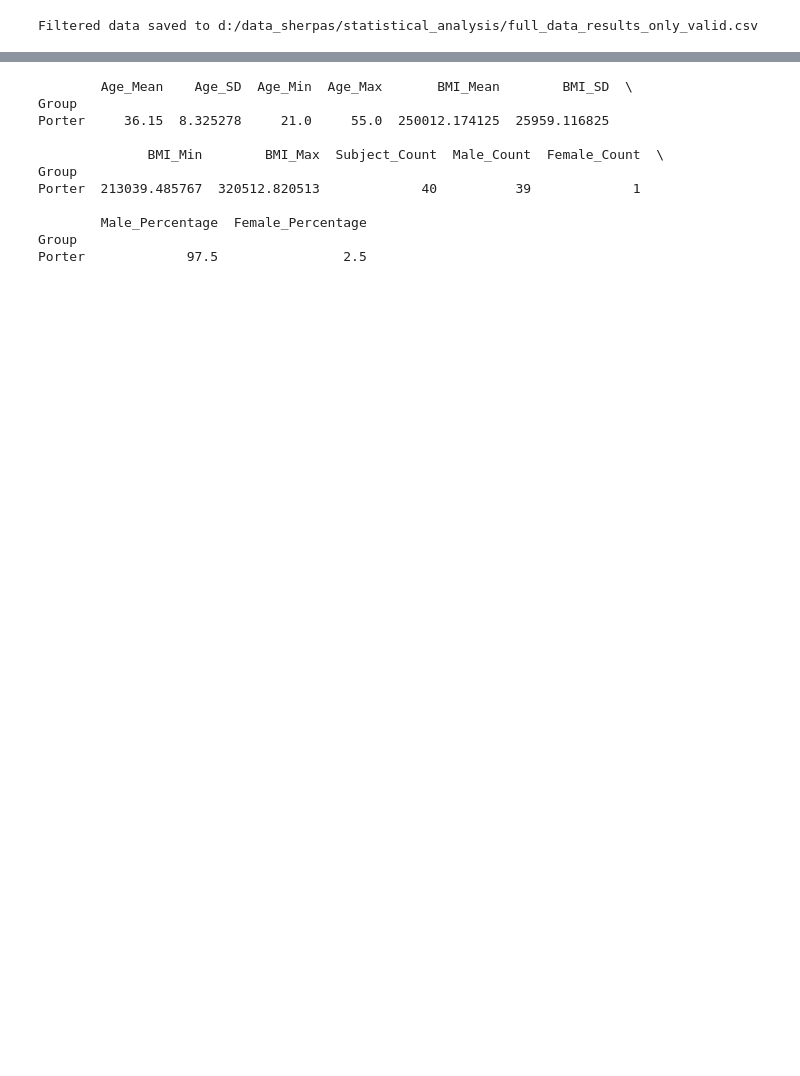
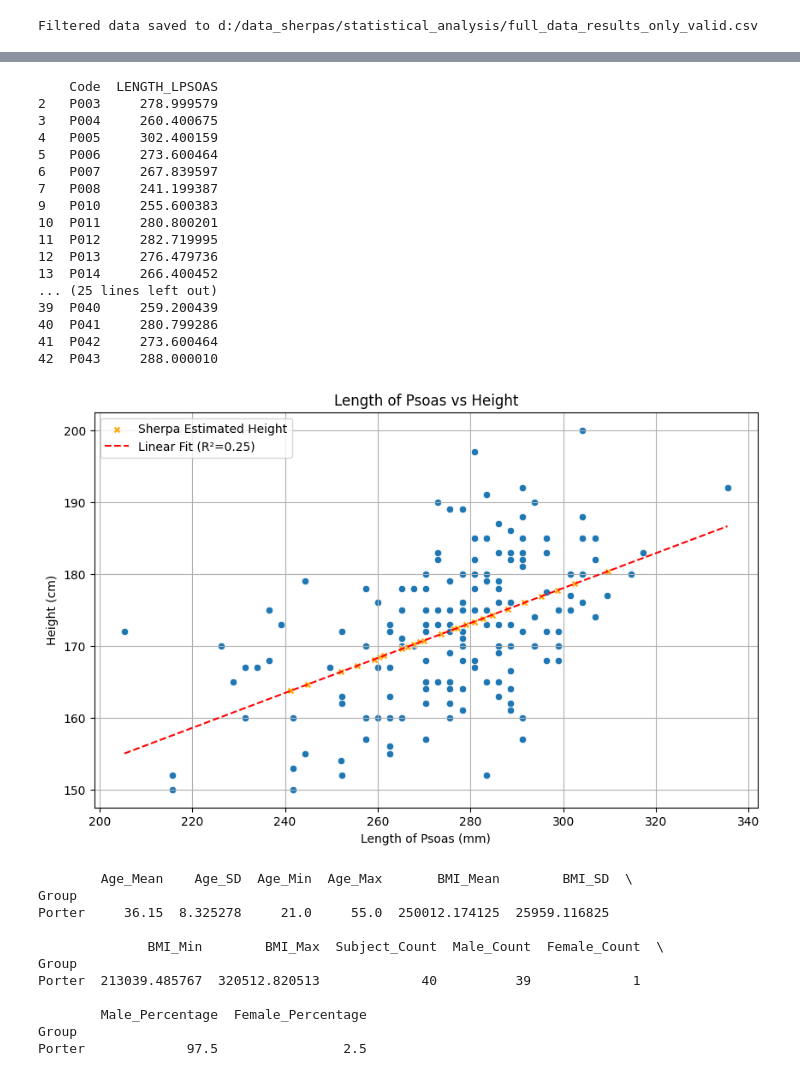
Before and after one commit to mabelzunce/lower-body-muscle-qMRI-pipeline, a Jupyter notebook: src/analysis/statistical_analysis/analyse_ff_and_volume_nepal.ipynb, the cells around one changed output, grey strips where cells are left out. Saved outputs shown, nothing was run; the diff lists cells and outputs as text; code cells hidden in the pictures; blank space fills up the shorter version.

```diff
--- a/src/analysis/statistical_analysis/analyse_ff_and_volume_nepal.ipynb
+++ b/src/analysis/statistical_analysis/analyse_ff_and_volume_nepal.ipynb
@@ -110,3 +250,44 @@ Filtered data saved to d:/data_sherpas/statistical_analysis/full_data_results_on
+# %%
+# Plot length of psoas vs height
+# And fit a linear regression line
+#
+slope, intercept, r_value, p_value, std_err = stats.linregress(cto5k_pd['LENGTH_LPSOAS'], cto5k_pd['height_cm'])
+x_vals = np.linspace(cto5k_pd['LENGTH_LPSOAS'].min(), cto5k_pd['LENGTH_LPSOAS'].max(), 100)
+y_vals = slope * x_vals + intercept
+filtered_data = filtered_data[filtered_data['LENGTH_LPSOAS'] >= 200]
+print(filtered_data[['Code', 'LENGTH_LPSOAS']])
+# Estimate Sherpa heights from their psoas length using the fitted regression model
+filtered_data['Estimated_Height_from_Psoas'] = slope * filtered_data['LENGTH_LPSOAS'] + intercept
+
+plt.figure(figsize=(10, 6))
+sns.scatterplot(data=cto5k_pd, x='LENGTH_LPSOAS', y='height_cm')
+sns.scatterplot(x=filtered_data['LENGTH_LPSOAS'], y=filtered_data['Estimated_Height_from_Psoas'], marker='X', color='orange', label='Sherpa Estimated Height')
+plt.title('Length of Psoas vs Height')
+plt.xlabel('Length of Psoas (mm)')
+plt.ylabel('Height (cm)')
+plt.plot(x_vals, y_vals, color='red', linestyle='--', label=f'Linear Fit (R²={r_value**2:.2f})')
+plt.legend()
+plt.grid()
+plt.show()
+# %% [output]
+    Code  LENGTH_LPSOAS
+2   P003     278.999579
+3   P004     260.400675
+4   P005     302.400159
+5   P006     273.600464
+6   P007     267.839597
+7   P008     241.199387
+9   P010     255.600383
+10  P011     280.800201
+11  P012     282.719995
+12  P013     276.479736
+13  P014     266.400452
+... (25 lines left out)
+39  P040     259.200439
+40  P041     280.799286
+41  P042     273.600464
+42  P043     288.000010
+[figure, added]
 # %%
 # Compute demographics:
 # Compute mean (SD) for age, BMI, years post-transplant, and years of dialysis for each group
```
Also changed, not shown: parts of 13 cells of this notebook.
